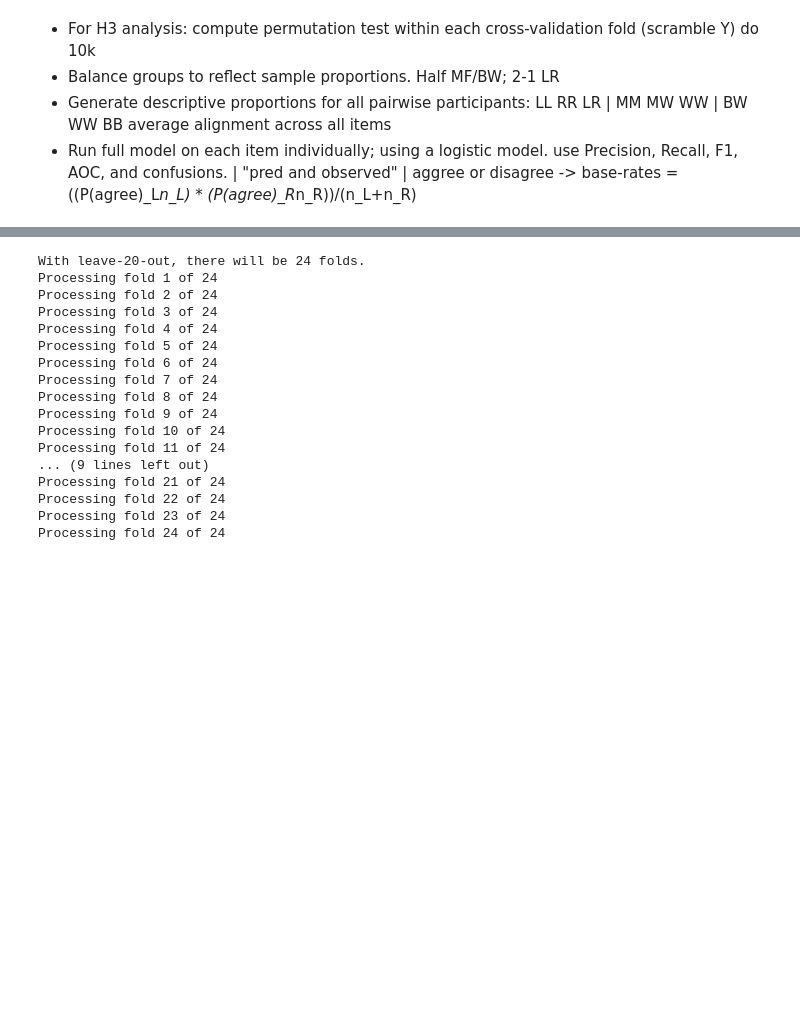
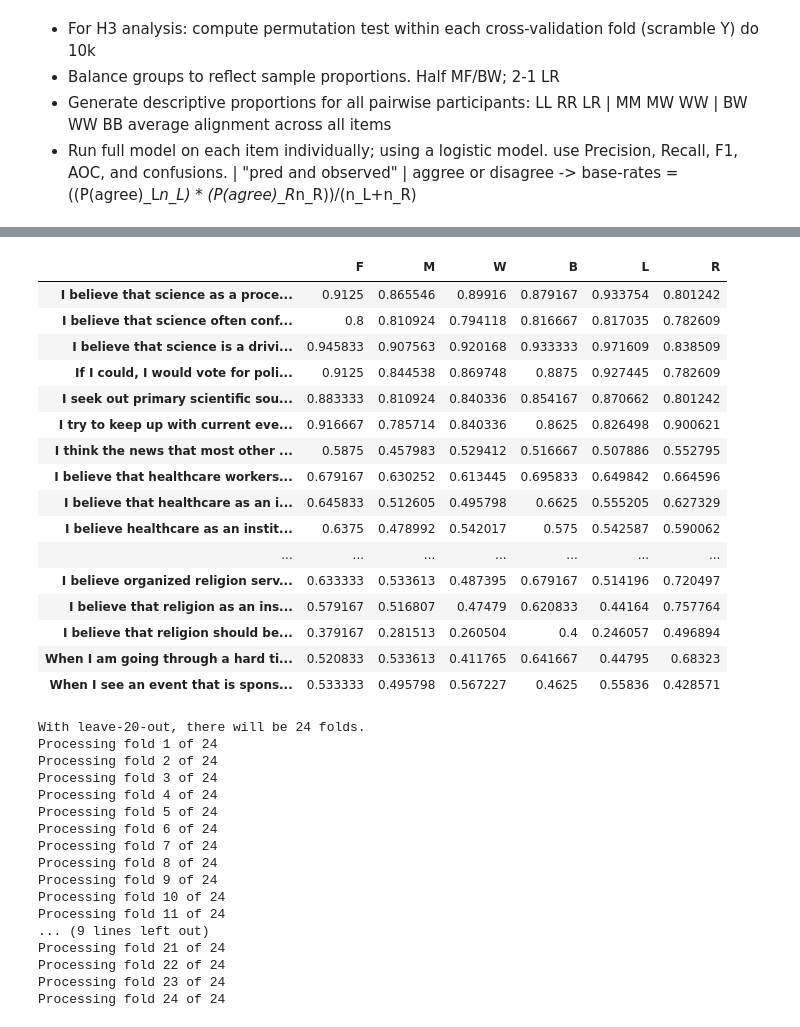
Before and after one commit to RobJavVar/SG_GeometryBasedBeliefsAndDecisions, a Jupyter notebook: notebooks/GeoBasedDecisions_AnalysisPipeline.ipynb, the cells around one changed output, grey strips where cells are left out. Saved outputs shown, nothing was run; the diff lists cells and outputs as text; code cells hidden in the pictures; blank space fills up the shorter version.

```diff
--- a/notebooks/GeoBasedDecisions_AnalysisPipeline.ipynb
+++ b/notebooks/GeoBasedDecisions_AnalysisPipeline.ipynb
@@ -1363,3 +1412,23 @@ display(behBeh_AgreementProportion)
+# %%
+behBeh_AgreementProportion
+# %% [output]
+|  | F | M | W | B | L | R |
+| I believe that science as a proce... | 0.9125 | 0.865546 | 0.89916 | 0.879167 | 0.933754 | 0.801242 |
+| I believe that science often conf... | 0.8 | 0.810924 | 0.794118 | 0.816667 | 0.817035 | 0.782609 |
+| I believe that science is a drivi... | 0.945833 | 0.907563 | 0.920168 | 0.933333 | 0.971609 | 0.838509 |
+| If I could, I would vote for poli... | 0.9125 | 0.844538 | 0.869748 | 0.8875 | 0.927445 | 0.782609 |
+| I seek out primary scientific sou... | 0.883333 | 0.810924 | 0.840336 | 0.854167 | 0.870662 | 0.801242 |
+| I try to keep up with current eve... | 0.916667 | 0.785714 | 0.840336 | 0.8625 | 0.826498 | 0.900621 |
+| I think the news that most other ... | 0.5875 | 0.457983 | 0.529412 | 0.516667 | 0.507886 | 0.552795 |
+| I believe that healthcare workers... | 0.679167 | 0.630252 | 0.613445 | 0.695833 | 0.649842 | 0.664596 |
+| I believe that healthcare as an i... | 0.645833 | 0.512605 | 0.495798 | 0.6625 | 0.555205 | 0.627329 |
+| I believe healthcare as an instit... | 0.6375 | 0.478992 | 0.542017 | 0.575 | 0.542587 | 0.590062 |
+| ... | ... | ... | ... | ... | ... | ... |
+| I believe organized religion serv... | 0.633333 | 0.533613 | 0.487395 | 0.679167 | 0.514196 | 0.720497 |
+| I believe that religion as an ins... | 0.579167 | 0.516807 | 0.47479 | 0.620833 | 0.44164 | 0.757764 |
+| I believe that religion should be... | 0.379167 | 0.281513 | 0.260504 | 0.4 | 0.246057 | 0.496894 |
+| When I am going through a hard ti... | 0.520833 | 0.533613 | 0.411765 | 0.641667 | 0.44795 | 0.68323 |
+| When I see an event that is spons... | 0.533333 | 0.495798 | 0.567227 | 0.4625 | 0.55836 | 0.428571 |
 # %%
     betaObs_model, pval_beta, betaPerm, metrics_obs, metrics_perm, cm_obs, acc_pval = \
         permLogisticRegression_metrics(X, Ypairi, perm, class_weight='balanced', random_state=8006)
```
Also changed, not shown: parts of 4 cells of this notebook.
